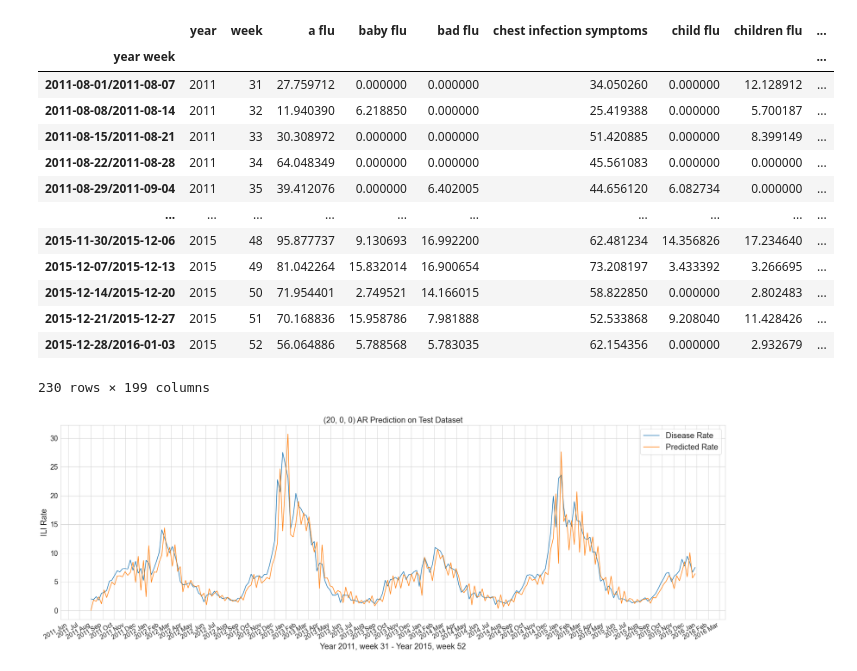
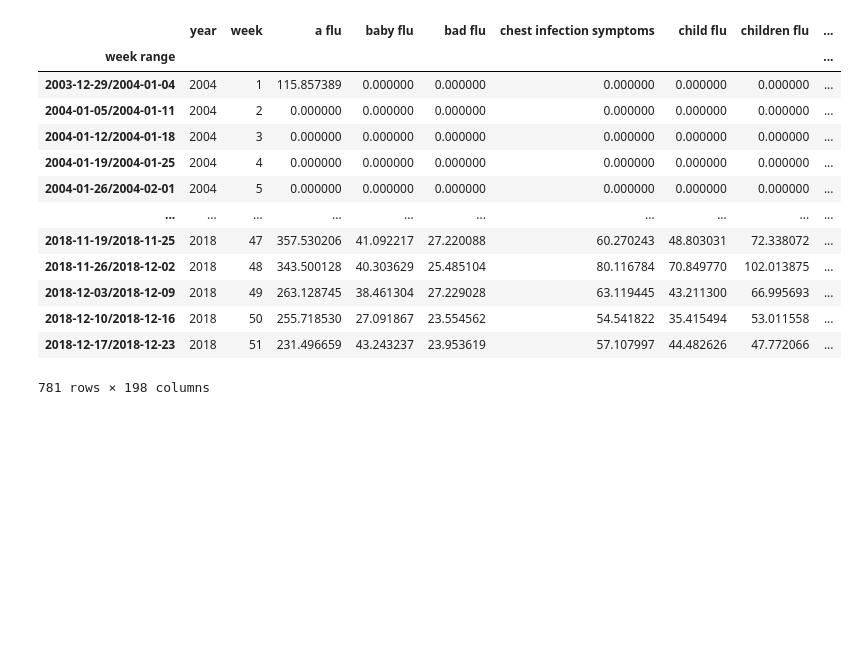
Before and after one commit to Influenza-Forecasting-Using-Online-Data/influenza-forecasting, a Jupyter notebook: ar_plots.ipynb, the cells around one changed output. Saved outputs shown, nothing was run; the diff lists cells and outputs as text; code cells hidden in the pictures; blank space fills up the shorter version.

```diff
--- a/ar_plots.ipynb
+++ b/ar_plots.ipynb
@@ -293,43 +11,18 @@ Freq: W-SUN, Name: predicted_mean, Length: 230, dtype: float64
-# %%
-full_test_df = df[df.columns][test_start:test_end]
-full_test_df['Predicted Rate'] = y_test_pred
-full_test_df
-# %% [output]
-|  | year | week | a flu | baby flu | bad flu | chest infection symptoms | child flu | children flu | ... |
-| year week |  |  |  |  |  |  |  |  | ... |
-| 2011-08-01/2011-08-07 | 2011 | 31 | 27.759712 | 0.000000 | 0.000000 | 34.050260 | 0.000000 | 12.128912 | ... |
-| 2011-08-08/2011-08-14 | 2011 | 32 | 11.940390 | 6.218850 | 0.000000 | 25.419388 | 0.000000 | 5.700187 | ... |
-| 2011-08-15/2011-08-21 | 2011 | 33 | 30.308972 | 0.000000 | 0.000000 | 51.420885 | 0.000000 | 8.399149 | ... |
-| 2011-08-22/2011-08-28 | 2011 | 34 | 64.048349 | 0.000000 | 0.000000 | 45.561083 | 0.000000 | 0.000000 | ... |
-| 2011-08-29/2011-09-04 | 2011 | 35 | 39.412076 | 0.000000 | 6.402005 | 44.656120 | 6.082734 | 0.000000 | ... |
-| ... | ... | ... | ... | ... | ... | ... | ... | ... | ... |
-| 2015-11-30/2015-12-06 | 2015 | 48 | 95.877737 | 9.130693 | 16.992200 | 62.481234 | 14.356826 | 17.234640 | ... |
-| 2015-12-07/2015-12-13 | 2015 | 49 | 81.042264 | 15.832014 | 16.900654 | 73.208197 | 3.433392 | 3.266695 | ... |
-| 2015-12-14/2015-12-20 | 2015 | 50 | 71.954401 | 2.749521 | 14.166015 | 58.822850 | 0.000000 | 2.802483 | ... |
-| 2015-12-21/2015-12-27 | 2015 | 51 | 70.168836 | 15.958786 | 7.981888 | 52.533868 | 9.208040 | 11.428426 | ... |
-| 2015-12-28/2016-01-03 | 2015 | 52 | 56.064886 | 5.788568 | 5.783035 | 62.154356 | 0.000000 | 2.932679 | ... |
-230 rows × 199 columns
-# %%
-fig, ax = plt.subplots(figsize=(30, 10))
-
-full_test_df.plot(use_index=True, y='Disease Rate', x_compat=True, ax=ax)
-full_test_df.plot(use_index=True, y='Predicted Rate', x_compat=True, ax=ax)
-
-ax.xaxis.set_major_locator(mdates.MonthLocator(bymonthday=1))
-ax.xaxis.set_major_formatter(mdates.DateFormatter('%Y %b'))
-
-plt.xticks(fontsize=16)
-plt.yticks(fontsize=18)
-
-ax.set_xlabel('Year ' + str(test_start_year) + ', week ' + str(test_start_week) +
-              ' - Year ' + str(test_end_year) + ', week ' + str(test_end_week), fontsize = 20)
-ax.set_ylabel('ILI Rate', fontsize = 20)
-
-plt.legend(fontsize="20")
-plt.title(str(ar_order) + ' AR Prediction on Test Dataset', fontsize=20)
-
-# plt.xlim(year_week_to_weekrange(2011, 30), year_week_to_weekrange(2012, 52))
-
-plt.show()
-# %% [output]
-[figure, removed]
+# %%
+df = get_week_range_df('week range')
+df
+# %% [output]
+|  | year | week | a flu | baby flu | bad flu | chest infection symptoms | child flu | children flu | ... |
+| week range |  |  |  |  |  |  |  |  | ... |
+| 2003-12-29/2004-01-04 | 2004 | 1 | 115.857389 | 0.000000 | 0.000000 | 0.000000 | 0.000000 | 0.000000 | ... |
+| 2004-01-05/2004-01-11 | 2004 | 2 | 0.000000 | 0.000000 | 0.000000 | 0.000000 | 0.000000 | 0.000000 | ... |
+| 2004-01-12/2004-01-18 | 2004 | 3 | 0.000000 | 0.000000 | 0.000000 | 0.000000 | 0.000000 | 0.000000 | ... |
+| 2004-01-19/2004-01-25 | 2004 | 4 | 0.000000 | 0.000000 | 0.000000 | 0.000000 | 0.000000 | 0.000000 | ... |
+| 2004-01-26/2004-02-01 | 2004 | 5 | 0.000000 | 0.000000 | 0.000000 | 0.000000 | 0.000000 | 0.000000 | ... |
+| ... | ... | ... | ... | ... | ... | ... | ... | ... | ... |
+| 2018-11-19/2018-11-25 | 2018 | 47 | 357.530206 | 41.092217 | 27.220088 | 60.270243 | 48.803031 | 72.338072 | ... |
+| 2018-11-26/2018-12-02 | 2018 | 48 | 343.500128 | 40.303629 | 25.485104 | 80.116784 | 70.849770 | 102.013875 | ... |
+| 2018-12-03/2018-12-09 | 2018 | 49 | 263.128745 | 38.461304 | 27.229028 | 63.119445 | 43.211300 | 66.995693 | ... |
+| 2018-12-10/2018-12-16 | 2018 | 50 | 255.718530 | 27.091867 | 23.554562 | 54.541822 | 35.415494 | 53.011558 | ... |
+| 2018-12-17/2018-12-23 | 2018 | 51 | 231.496659 | 43.243237 | 23.953619 | 57.107997 | 44.482626 | 47.772066 | ... |
+781 rows × 198 columns
```
Also changed, not shown: parts of 21 cells of this notebook.
